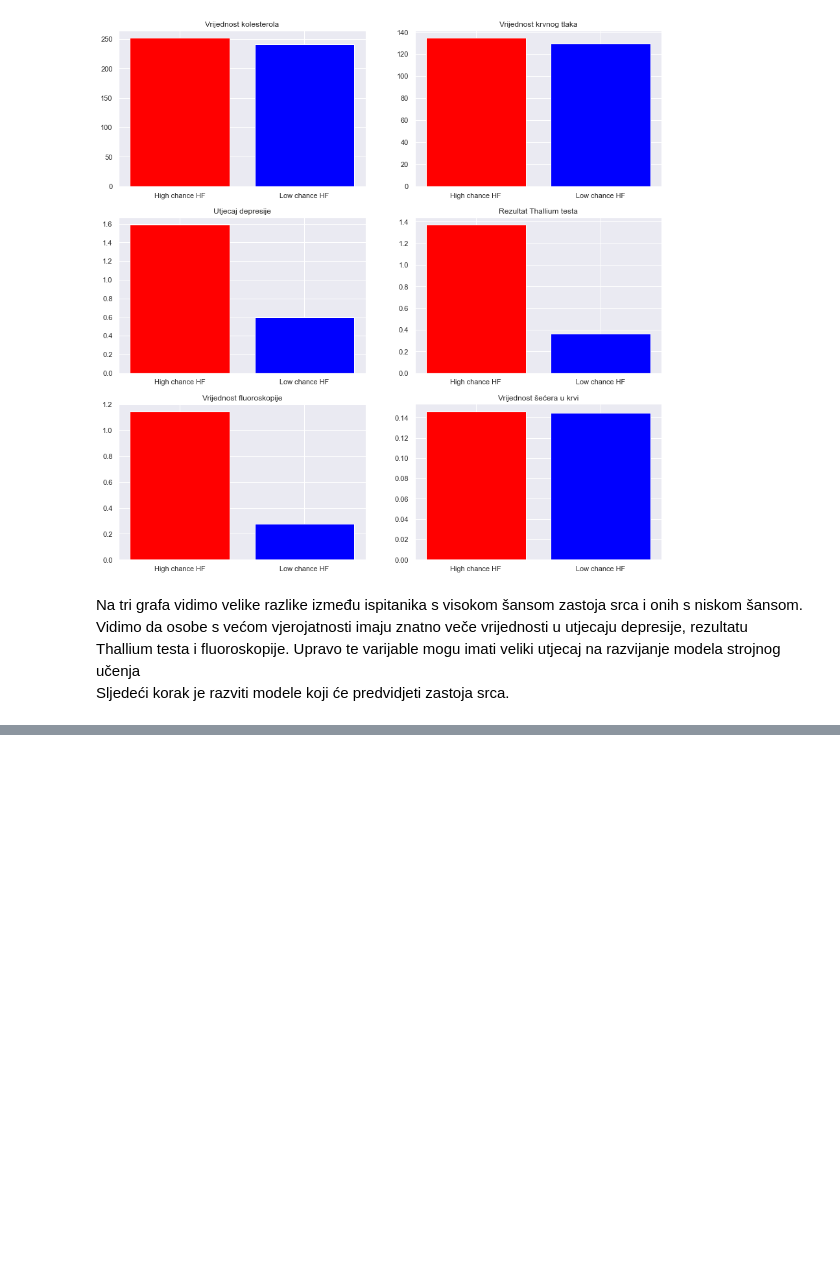
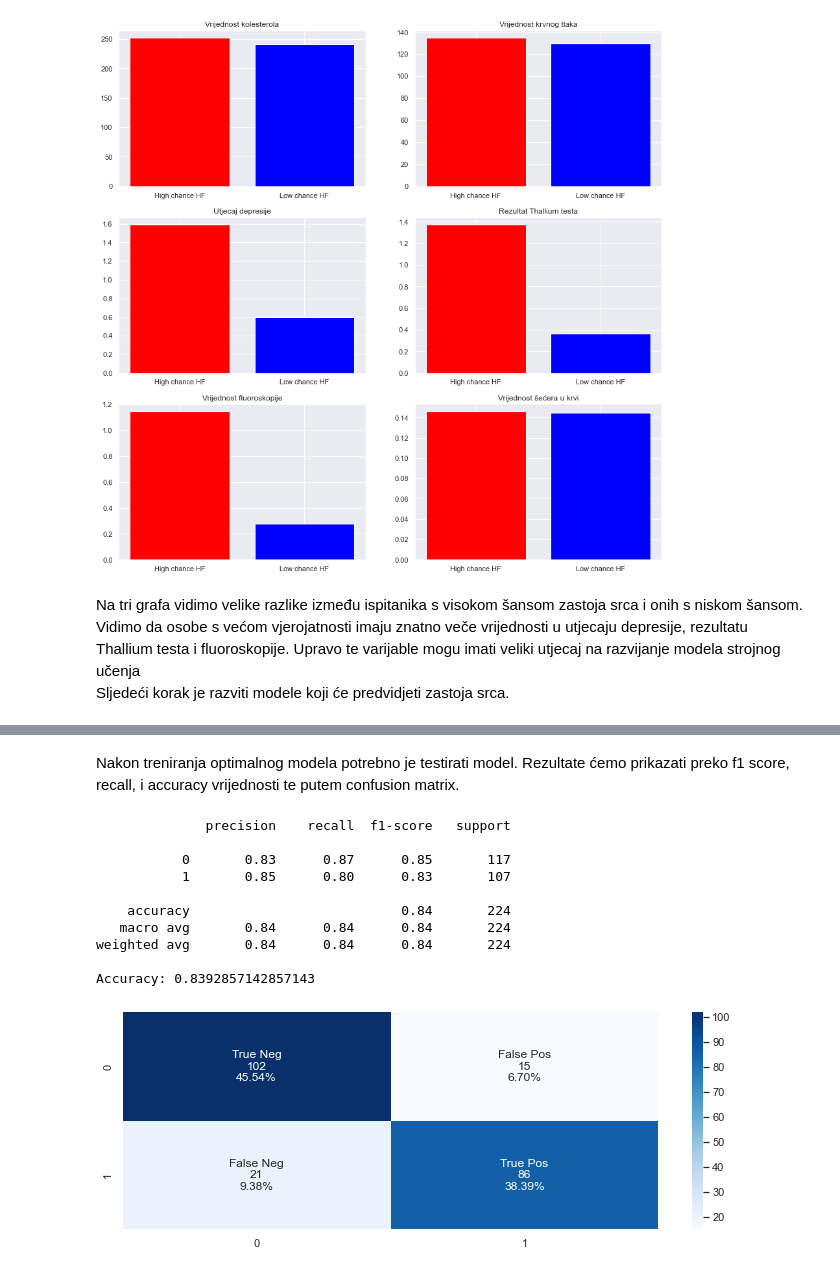
Before and after one commit to tp52/uzop, a Jupyter notebook: Uzop.ipynb, the cells around one changed output, grey strips where cells are left out. Cells and saved outputs as stored; diff of their text form; code cells hidden in the pictures; blank space fills up the shorter version.

```diff
--- a/Uzop.ipynb
+++ b/Uzop.ipynb
@@ -394,0 +414,3 @@ Sljedeći korak je razviti modele koji će predvidjeti zastoja srca.
+# %%
+condition_yes=data_set[data_set["condition"]==1]
+condition_no=data_set[data_set["condition"]==0]
@@ -394,0 +991,36 @@ Sljedeći korak je razviti modele koji će predvidjeti zastoja srca.
+# %% [markdown]
+Nakon treniranja optimalnog modela potrebno je testirati model. Rezultate ćemo prikazati preko f1 score, recall, i accuracy vrijednosti te putem confusion matrix.
+# %%
+from sklearn import metrics
+from sklearn.metrics import classification_report, confusion_matrix
+
+y_pred = dtree.predict(X_test)
+
+cm = confusion_matrix(y_test,y_pred)
+
+
+group_names = ["True Neg","False Pos","False Neg","True Pos"]
+group_counts = ["{0:0.0f}".format(value) for value in
+                cm.flatten()]
+group_percentages = ["{0:.2%}".format(value) for value in
+                     cm.flatten()/np.sum(cm)]
+labels = [f"{v1}\n{v2}\n{v3}" for v1, v2, v3 in
+          zip(group_names,group_counts,group_percentages)]
+labels = np.asarray(labels).reshape(2,2)
+sns.heatmap(cm, annot=labels, fmt="", cmap='Blues')
+
+print(classification_report(y_test, y_pred))
+
+print("Accuracy:",metrics.accuracy_score(y_test, y_pred))
+# %% [output]
+              precision    recall  f1-score   support
+
+           0       0.83      0.87      0.85       117
+           1       0.85      0.80      0.83       107
+
+    accuracy                           0.84       224
+   macro avg       0.84      0.84      0.84       224
+weighted avg       0.84      0.84      0.84       224
+
+Accuracy: 0.8392857142857143
+[figure, added]
```
Also changed, not shown: parts of 68 cells of this notebook, 1 other file.
